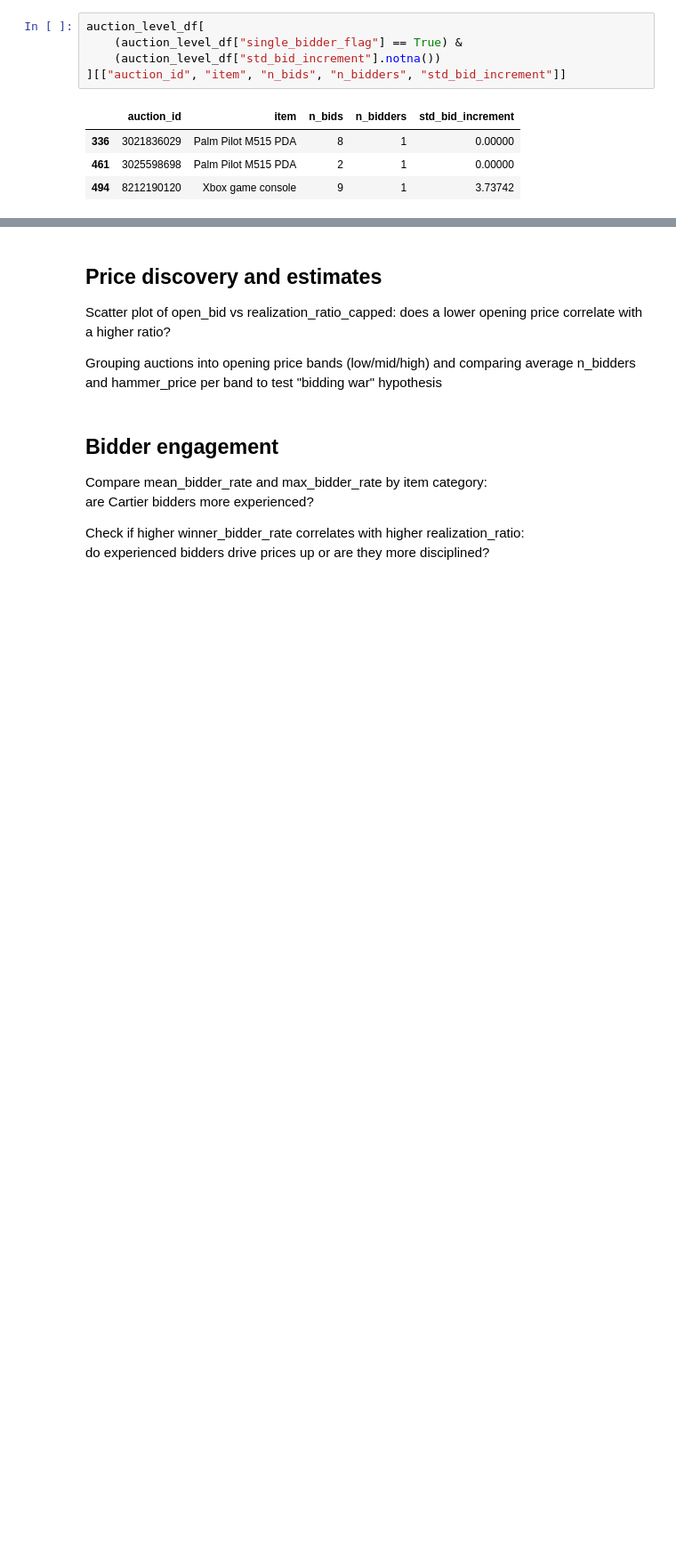
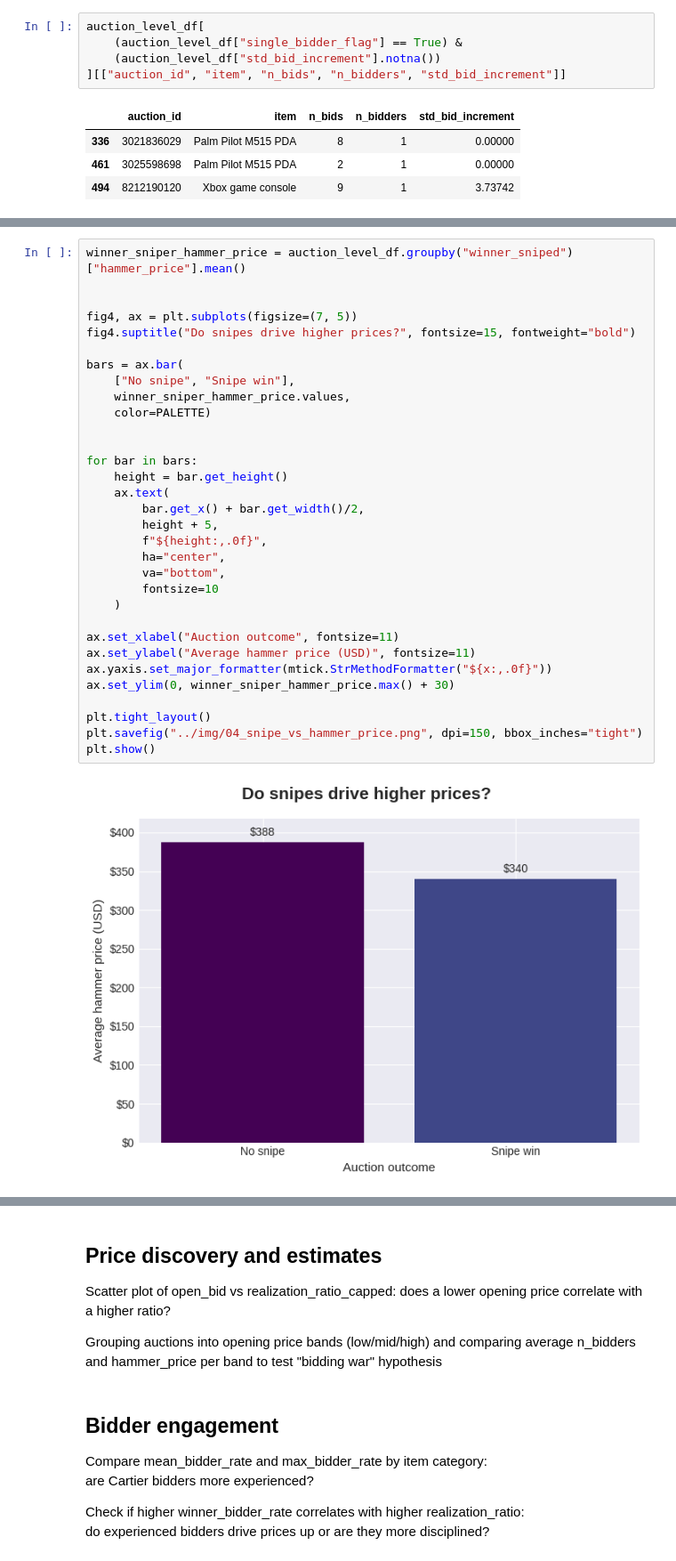
Before and after one commit to IreneGrisenti/Online_Auction_Analysis, a Jupyter notebook: notebooks/analysis.ipynb, the cells around one changed output, grey strips where cells are left out. Shown at 89% size. Cells and saved outputs as stored; diff of their text form; blank space fills up the shorter version.

```diff
--- a/notebooks/analysis.ipynb
+++ b/notebooks/analysis.ipynb
@@ -346,0 +394,34 @@ Visualise bid timing distribution with histogram of relative_bid_time to show th
+# %%
+winner_sniper_hammer_price = auction_level_df.groupby("winner_sniped")["hammer_price"].mean()
+
+
+fig4, ax = plt.subplots(figsize=(7, 5))
+fig4.suptitle("Do snipes drive higher prices?", fontsize=15, fontweight="bold")
+
+bars = ax.bar(
+    ["No snipe", "Snipe win"],
+    winner_sniper_hammer_price.values,
+    color=PALETTE)
+
+
+for bar in bars:
+    height = bar.get_height()
+    ax.text(
+        bar.get_x() + bar.get_width()/2,
+        height + 5,
+        f"${height:,.0f}",
+        ha="center",
+        va="bottom",
+        fontsize=10
+    )
+
+ax.set_xlabel("Auction outcome", fontsize=11)
+ax.set_ylabel("Average hammer price (USD)", fontsize=11)
+ax.yaxis.set_major_formatter(mtick.StrMethodFormatter("${x:,.0f}"))
+ax.set_ylim(0, winner_sniper_hammer_price.max() + 30)
+
+plt.tight_layout()
+plt.savefig("../img/04_snipe_vs_hammer_price.png", dpi=150, bbox_inches="tight")
+plt.show()
+# %% [output]
+[figure, added]
```
Also changed, not shown: parts of 11 cells of this notebook, 5 other files.
